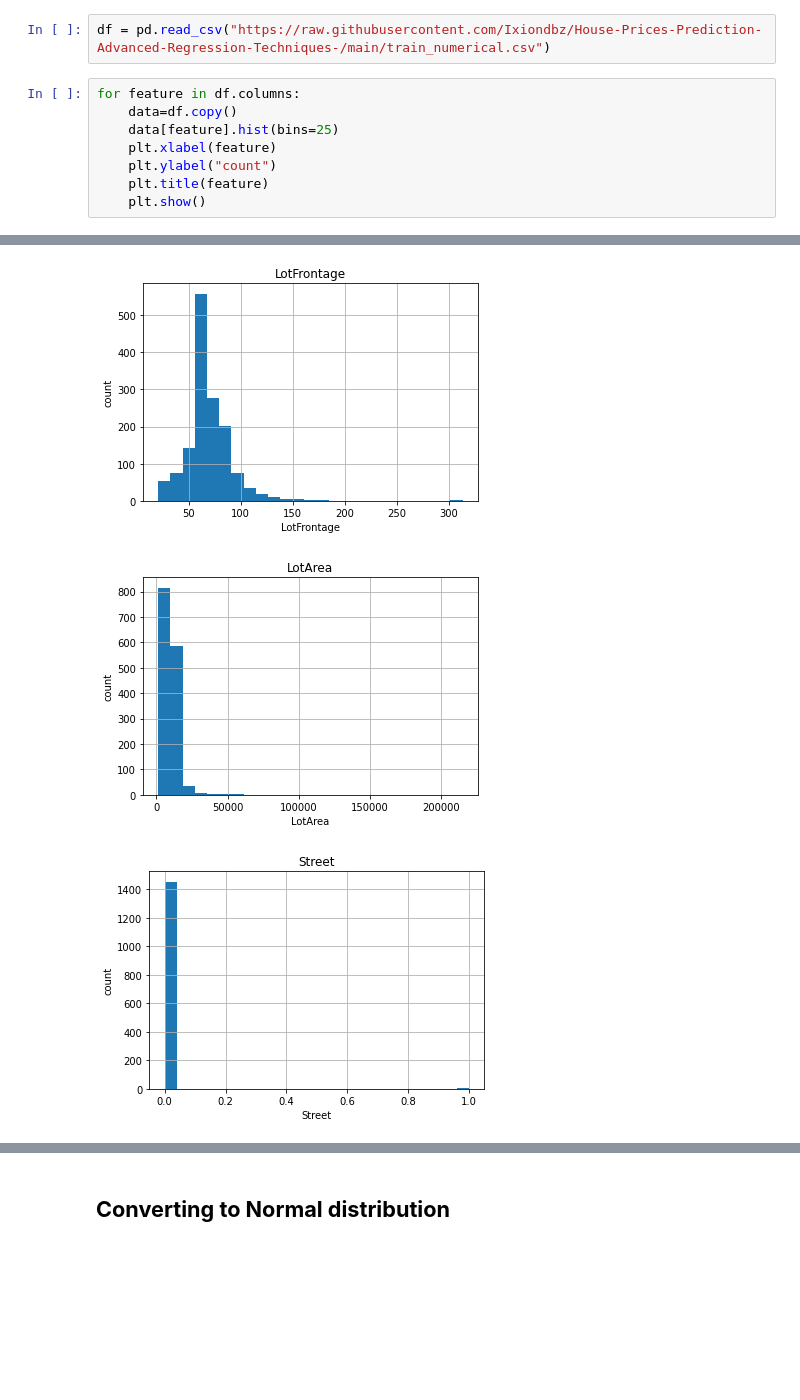
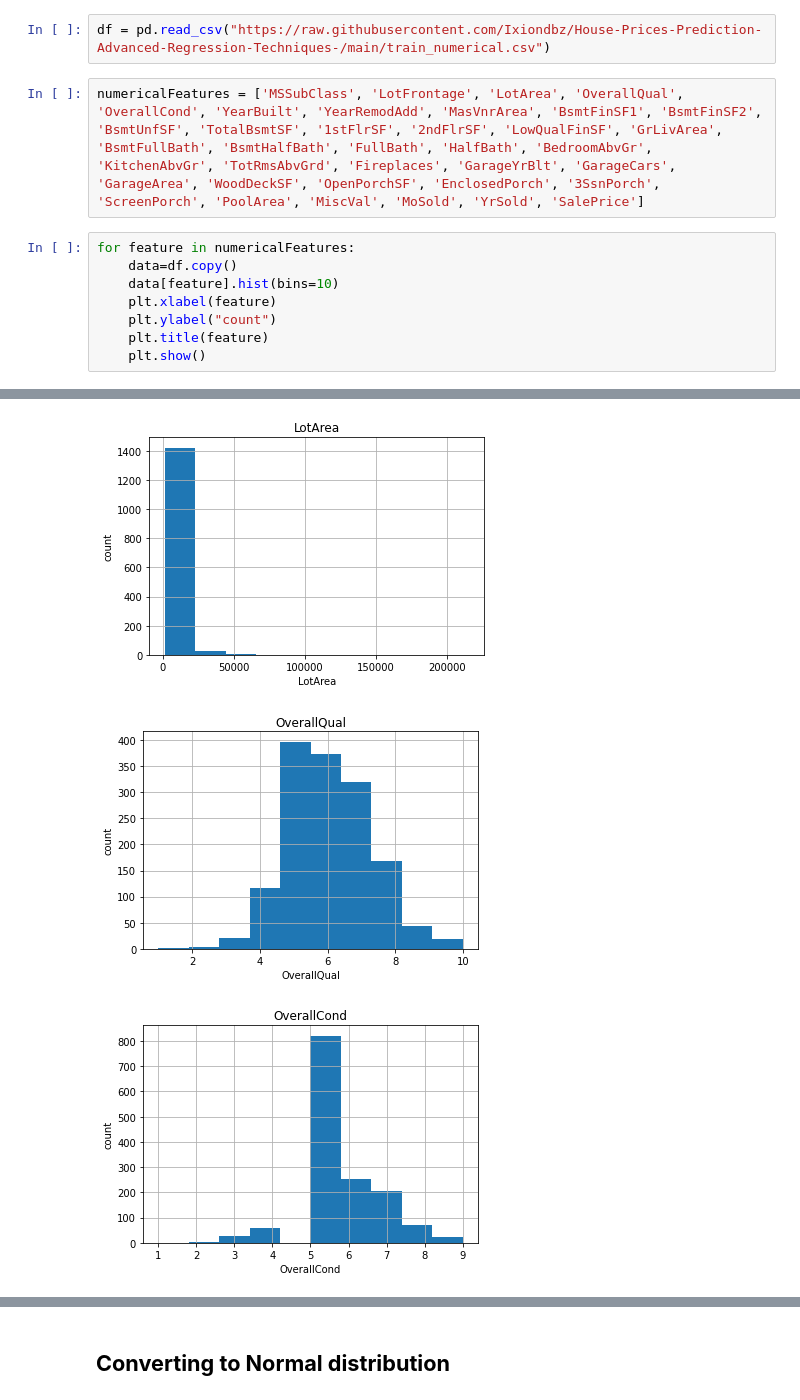
Before and after one commit to Ixiondbz/House-Prices-Prediction-Advanced-Regression-Techniques-, a Jupyter notebook: Training and Test.ipynb, the cells around one changed output, grey strips where cells are left out. Drawn from its saved outputs; the diff is of its cells as text; blank space fills up the shorter version.

```diff
--- a/Training and Test.ipynb
+++ b/Training and Test.ipynb
@@ -5,10 +5,12 @@ import pandas as pd
 import seaborn as sns
 # %%
 df = pd.read_csv("https://raw.githubusercontent.com/Ixiondbz/House-Prices-Prediction-Advanced-Regression-Techniques-/main/train_numerical.csv")
+# %%
+numericalFeatures = ['MSSubClass', 'LotFrontage', 'LotArea', 'OverallQual', 'OverallCond', 'YearBuilt', 'YearRemodAdd', 'MasVnrArea', 'BsmtFinSF1', 'BsmtFinSF2', 'BsmtUnfSF', 'TotalBsmtSF', '1stFlrSF', '2ndFlrSF', 'LowQualFinSF', 'GrLivArea', 'BsmtFullBath', 'BsmtHalfBath', 'FullBath', 'HalfBath', 'BedroomAbvGr', 'KitchenAbvGr', 'TotRmsAbvGrd', 'Fireplaces', 'GarageYrBlt', 'GarageCars', 'GarageArea', 'WoodDeckSF', 'OpenPorchSF', 'EnclosedPorch', '3SsnPorch', 'ScreenPorch', 'PoolArea', 'MiscVal', 'MoSold', 'YrSold', 'SalePrice']
 # %%
-for feature in df.columns:
+for feature in numericalFeatures:
     data=df.copy()
-    data[feature].hist(bins=25)
+    data[feature].hist(bins=10)
     plt.xlabel(feature)
     plt.ylabel("count")
     plt.title(feature)
@@ -19,3 +21,3 @@ for feature in df.columns:
-[figure, old version]
+[figure, new version]
-[figure, old version]
+[figure, new version]
-[figure, old version]
+[figure, new version]
```
Also changed, not shown: parts of 5 cells of this notebook.
